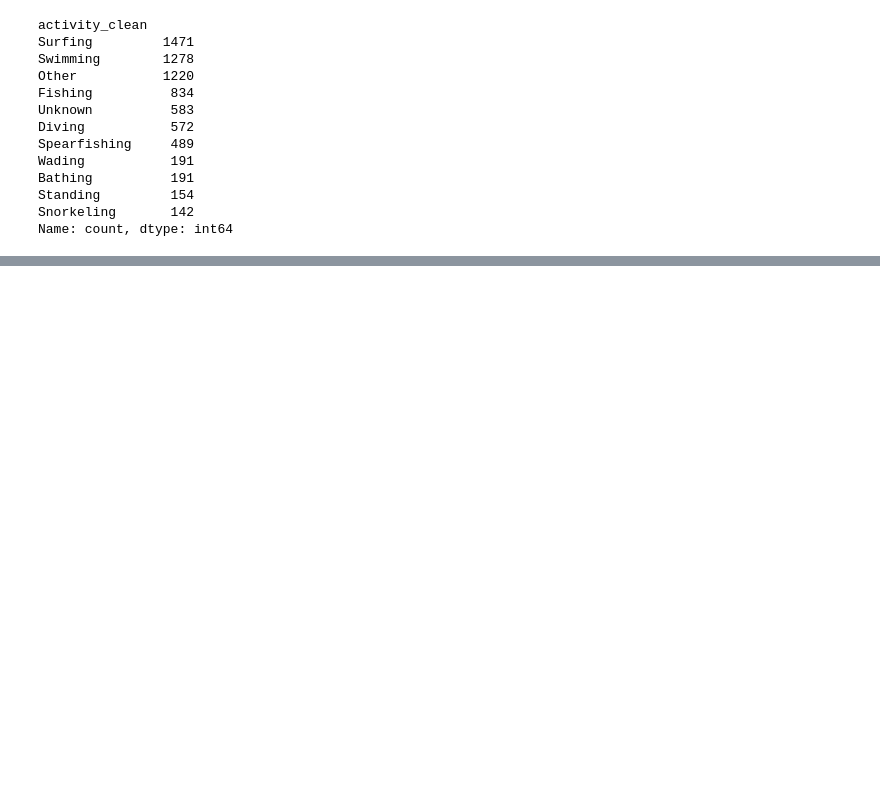
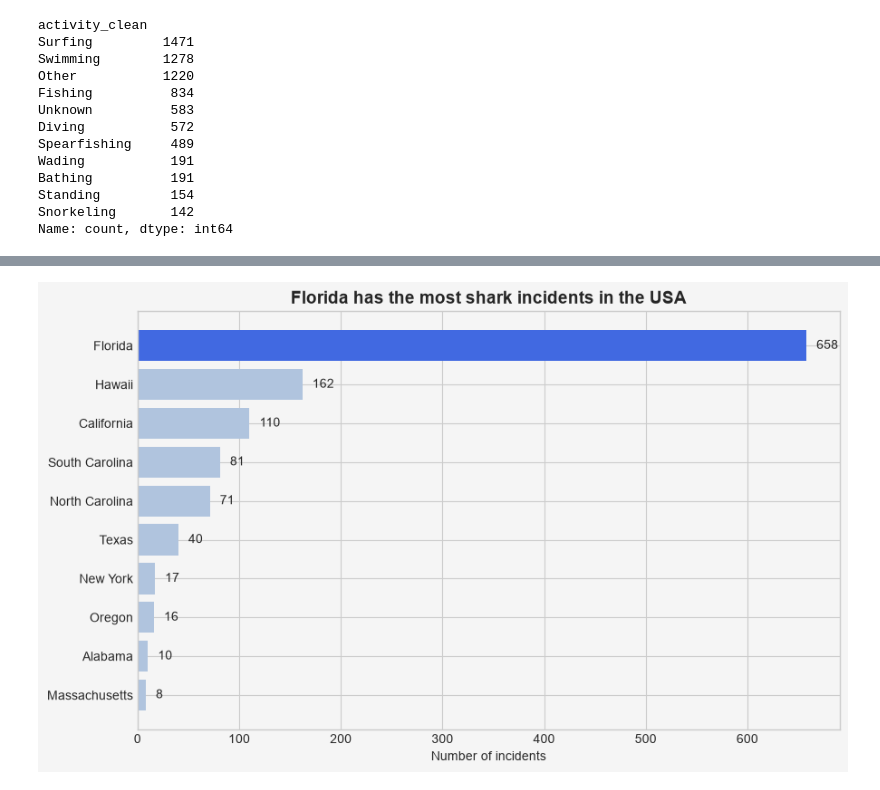
Before and after one commit to catarina-bm/shark_attacks, a Jupyter notebook: quest_shark_attack_catarina.ipynb, the cells around one changed output, grey strips where cells are left out. Saved outputs shown, nothing was run; the diff lists cells and outputs as text; code cells hidden in the pictures; blank space fills up the shorter version.

```diff
--- a/quest_shark_attack_catarina.ipynb
+++ b/quest_shark_attack_catarina.ipynb
@@ -476,0 +863,25 @@ df_activity = df_clean[~df_clean["activity_clean"].isin(["unknown", "other"])]
+# %%
+top_states = state_summary.head(10).sort_values("incidents")
+
+#Highlight Florida
+colors = []
+for state in top_states["state"]:
+    if state == "Florida":
+        colors.append("royalblue")
+    else:
+        colors.append("lightsteelblue")
+
+plt.figure(figsize=(10, 6), facecolor="whitesmoke")
+plt.gca().set_facecolor("whitesmoke")
+plt.barh(top_states["state"], top_states["incidents"], color=colors)
+
+#Add the number of incidents next to each bar
+for i, value in enumerate(top_states["incidents"]):
+    plt.text(value + 10, i, value, va="center")
+
+plt.title("Florida has the most shark incidents in the USA", fontsize=14, fontweight="bold")
+plt.xlabel("Number of incidents")
+plt.savefig("top_states.png", dpi=200, bbox_inches="tight", facecolor="whitesmoke")
+plt.show()
+# %% [output]
+[figure, added]
```
Also changed, not shown: parts of 36 cells of this notebook.
